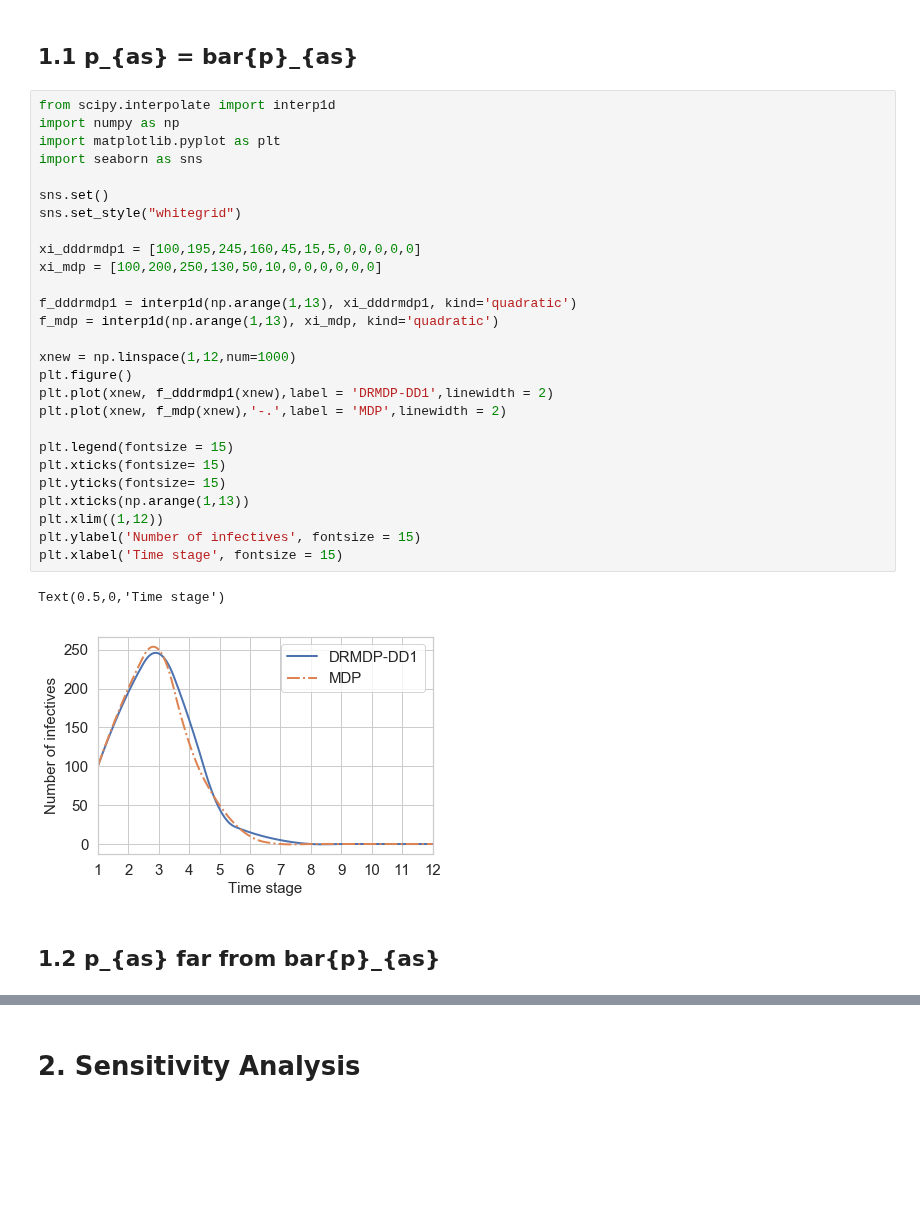
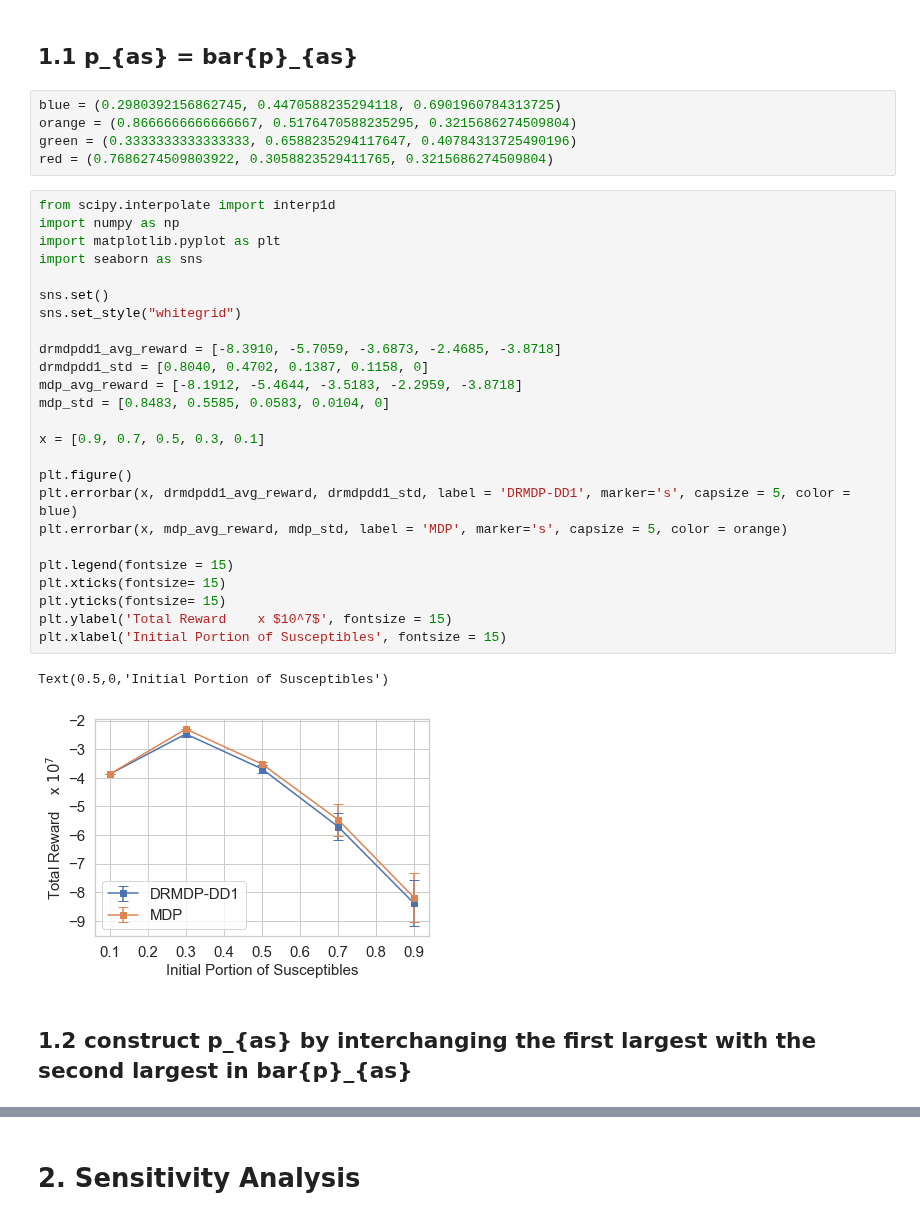
Before and after one commit to kadysongbb/drmdp, a Jupyter notebook: plot.ipynb, the cells around one changed output, grey strips where cells are left out. Drawn from its saved outputs; the diff is of its cells as text; blank space fills up the shorter version.

```diff
--- a/plot.ipynb
+++ b/plot.ipynb
@@ -2,35 +2,38 @@
 # 1. Model Analysis
 # %% [markdown]
 ## 1.1 p_{as} = bar{p}_{as}
-# %%
-from scipy.interpolate import interp1d
-import numpy as np
-import matplotlib.pyplot as plt
-import seaborn as sns
-
-sns.set()
-sns.set_style("whitegrid")
-
-xi_dddrmdp1 = [100,195,245,160,45,15,5,0,0,0,0,0]
-xi_mdp = [100,200,250,130,50,10,0,0,0,0,0,0]
-
-f_dddrmdp1 = interp1d(np.arange(1,13), xi_dddrmdp1, kind='quadratic')
-f_mdp = interp1d(np.arange(1,13), xi_mdp, kind='quadratic')
-
-xnew = np.linspace(1,12,num=1000)
-plt.figure()
-plt.plot(xnew, f_dddrmdp1(xnew),label = 'DRMDP-DD1',linewidth = 2)
-plt.plot(xnew, f_mdp(xnew),'-.',label = 'MDP',linewidth = 2)
-
-plt.legend(fontsize = 15)
-plt.xticks(fontsize= 15)
-plt.yticks(fontsize= 15)
-plt.xticks(np.arange(1,13))
-plt.xlim((1,12))
-plt.ylabel('Number of infectives', fontsize = 15)
-plt.xlabel('Time stage', fontsize = 15)
-# %% [output]
-Text(0.5,0,'Time stage')
-[figure, removed]
+# %%
+blue = (0.2980392156862745, 0.4470588235294118, 0.6901960784313725)
+orange = (0.8666666666666667, 0.5176470588235295, 0.3215686274509804)
+green = (0.3333333333333333, 0.6588235294117647, 0.40784313725490196)
+red = (0.7686274509803922, 0.3058823529411765, 0.3215686274509804)
+# %%
+from scipy.interpolate import interp1d
+import numpy as np
+import matplotlib.pyplot as plt
+import seaborn as sns
+
+sns.set()
+sns.set_style("whitegrid")
+
+drmdpdd1_avg_reward = [-8.3910, -5.7059, -3.6873, -2.4685, -3.8718]
+drmdpdd1_std = [0.8040, 0.4702, 0.1387, 0.1158, 0]
+mdp_avg_reward = [-8.1912, -5.4644, -3.5183, -2.2959, -3.8718]
+mdp_std = [0.8483, 0.5585, 0.0583, 0.0104, 0]
+
+x = [0.9, 0.7, 0.5, 0.3, 0.1]
+
+plt.figure()
+plt.errorbar(x, drmdpdd1_avg_reward, drmdpdd1_std, label = 'DRMDP-DD1', marker='s', capsize = 5, color = blue)
+plt.errorbar(x, mdp_avg_reward, mdp_std, label = 'MDP', marker='s', capsize = 5, color = orange)
+
+plt.legend(fontsize = 15)
+plt.xticks(fontsize= 15)
+plt.yticks(fontsize= 15)
+plt.ylabel('Total Reward    x $10^7$', fontsize = 15)
+plt.xlabel('Initial Portion of Susceptibles', fontsize = 15)
+# %% [output]
+Text(0.5,0,'Initial Portion of Susceptibles')
+[figure, added]
 # %% [markdown]
-## 1.2 p_{as} far from bar{p}_{as}
+## 1.2 construct p_{as} by interchanging the first largest with the second largest in bar{p}_{as}
```
Also changed, not shown: parts of 5 cells of this notebook, 11 other files.
